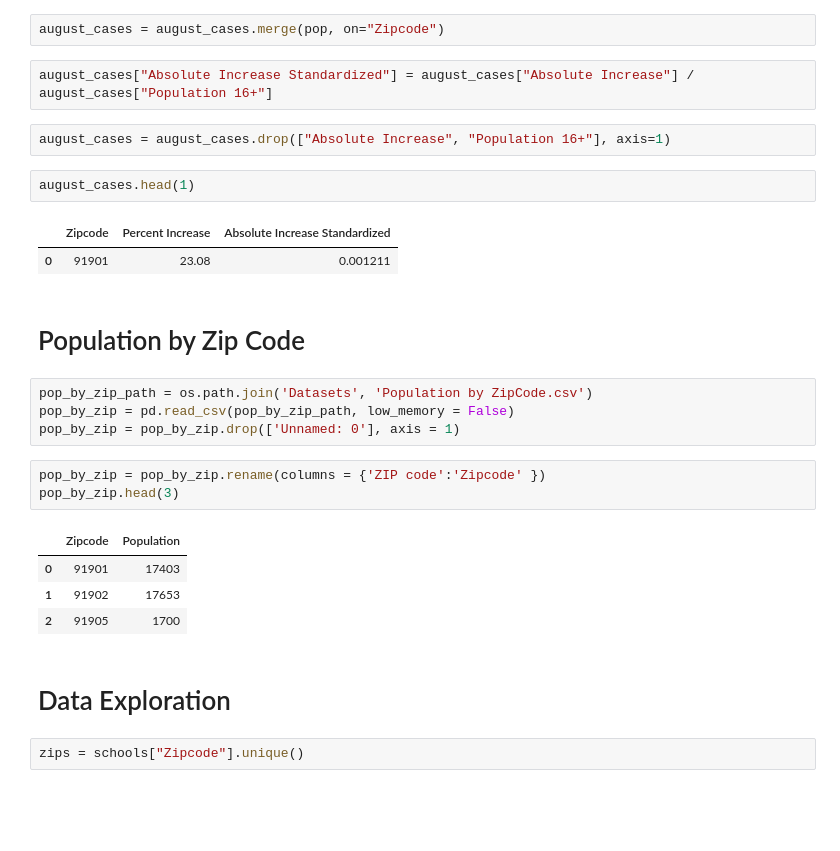
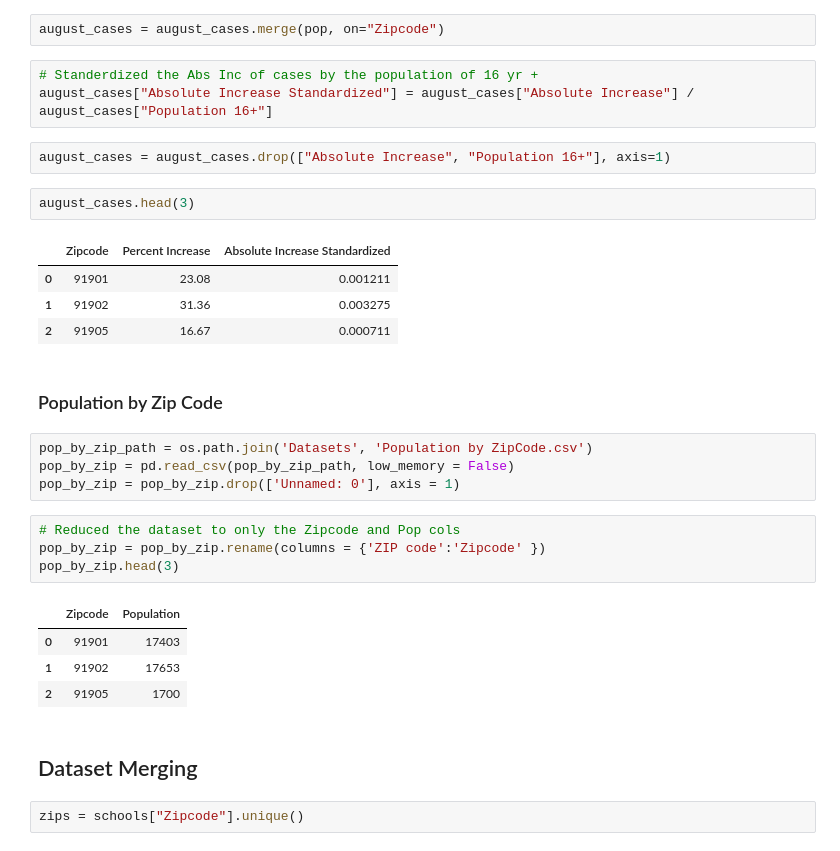
Before and after one commit to renaldyh27/COVID-Cool-for-School, a Jupyter notebook: Everything Cleaned.ipynb, the cells around one changed output. Cells and saved outputs as stored; diff of their text form; blank space fills up the shorter version.

```diff
--- a/Everything Cleaned.ipynb
+++ b/Everything Cleaned.ipynb
@@ -267,21 +195,25 @@ august_cases = august_cases[["Zipcode", "Absolute Increase", "Percent Increase"]
 # %%
 august_cases = august_cases.merge(pop, on="Zipcode")
 # %%
+# Standerdized the Abs Inc of cases by the population of 16 yr +
 august_cases["Absolute Increase Standardized"] = august_cases["Absolute Increase"] / august_cases["Population 16+"]
 # %%
 august_cases = august_cases.drop(["Absolute Increase", "Population 16+"], axis=1)
 # %%
-august_cases.head(1)
+august_cases.head(3)
 # %% [output]
 |  | Zipcode | Percent Increase | Absolute Increase Standardized |
 | 0 | 91901 | 23.08 | 0.001211 |
+| 1 | 91902 | 31.36 | 0.003275 |
+| 2 | 91905 | 16.67 | 0.000711 |
 # %% [markdown]
-# Population by Zip Code
+### Population by Zip Code
 # %%
 pop_by_zip_path = os.path.join('Datasets', 'Population by ZipCode.csv')
 pop_by_zip = pd.read_csv(pop_by_zip_path, low_memory = False)
 pop_by_zip = pop_by_zip.drop(['Unnamed: 0'], axis = 1)
 # %%
+# Reduced the dataset to only the Zipcode and Pop cols
 pop_by_zip = pop_by_zip.rename(columns = {'ZIP code':'Zipcode' })
 pop_by_zip.head(3)
 # %% [output]
@@ -289,7 +221,7 @@ pop_by_zip.head(3)
 | 0 | 91901 | 17403 |
 | 1 | 91902 | 17653 |
 | 2 | 91905 | 1700 |
-# %% [markdown]
-# Data Exploration
+# %% [markdown]
+## Dataset Merging
 # %%
 zips = schools["Zipcode"].unique()
```
Also changed, not shown: parts of 107 cells of this notebook.
